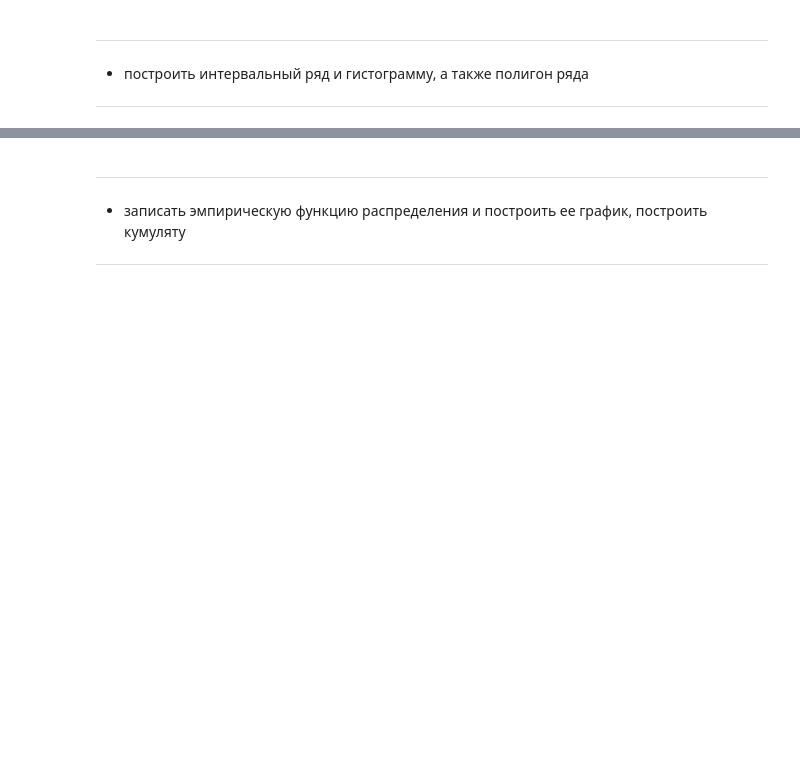
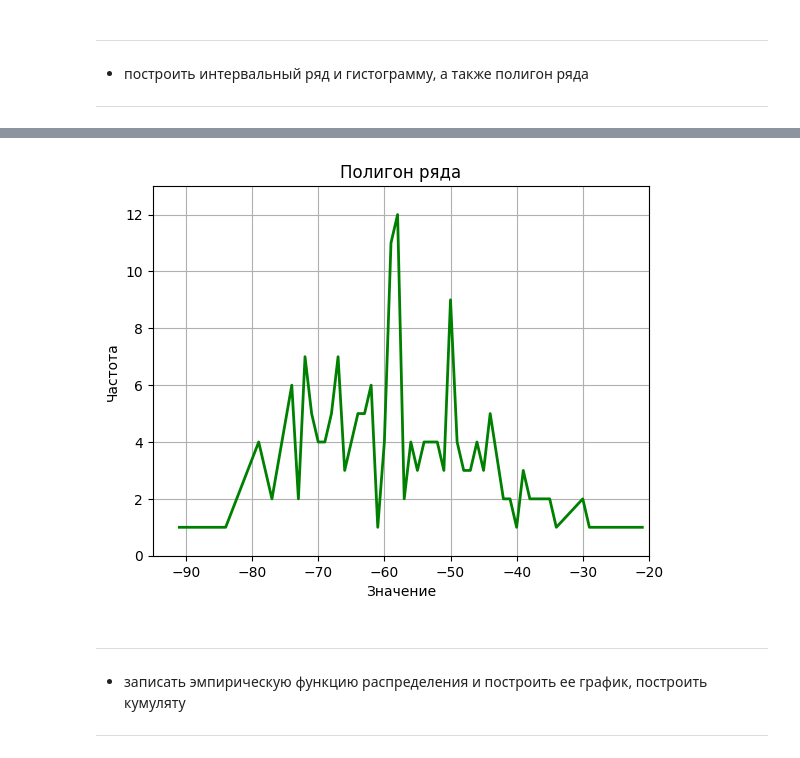
Before and after one commit to a-nechaeva/Math_statistics, a Jupyter notebook: MS_lab_1.ipynb, the cells around one changed output, grey strips where cells are left out. Saved outputs shown, nothing was run; the diff lists cells and outputs as text; code cells hidden in the pictures; blank space fills up the shorter version.

```diff
--- a/MS_lab_1.ipynb
+++ b/MS_lab_1.ipynb
@@ -321,3 +405,35 @@ $$n = 1 + \lfloor \log_2 N\rfloor,$$
+# %%
+  # построение полигона ряда
+  # подсчитываем частоту каждого значения
+  st_b = sort_br[0]  # текущее подсчитываемое значение
+  cur_sum = 0  # количество элементов текущего значения
+  x_b = []  # данные для построение полигона, ось x
+  y_b = []  # данные для построение полигона, ось y
+
+
+  for i in range(len(sort_br)):
+    if sort_br[i] == st_b:
+      cur_sum = cur_sum + 1
+    else:
+      x_b.append(st_b)
+      y_b.append(cur_sum)
+      cur_sum = 1
+      st_b = sort_br[i]
+
+      if i == len(sort_br) - 1:
+        x_b.append(st_b)
+        y_b.append(cur_sum)
+
+  # построение полигона ряда
+  plt.axis([-95,-20,0,13])
+  plt.title('Полигон ряда')
+  plt.xlabel('Значение')
+  plt.ylabel('Частота')
+  plt.plot(x_b, y_b,'g',linewidth=2.0)
+  plt.grid(True)
+  plt.show()
+# %% [output]
+[figure, added]
 # %% [markdown]
 ***
 *   записать эмпирическую функцию распределения и построить ее график, построить кумуляту
```
Also changed, not shown: parts of 6 cells of this notebook.
